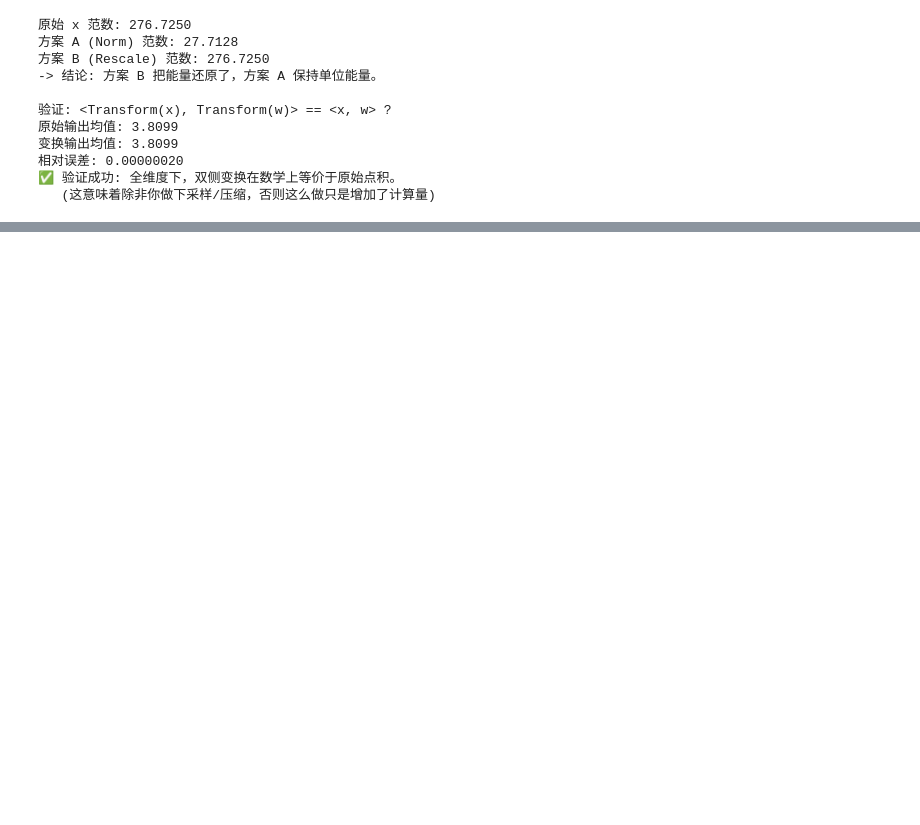
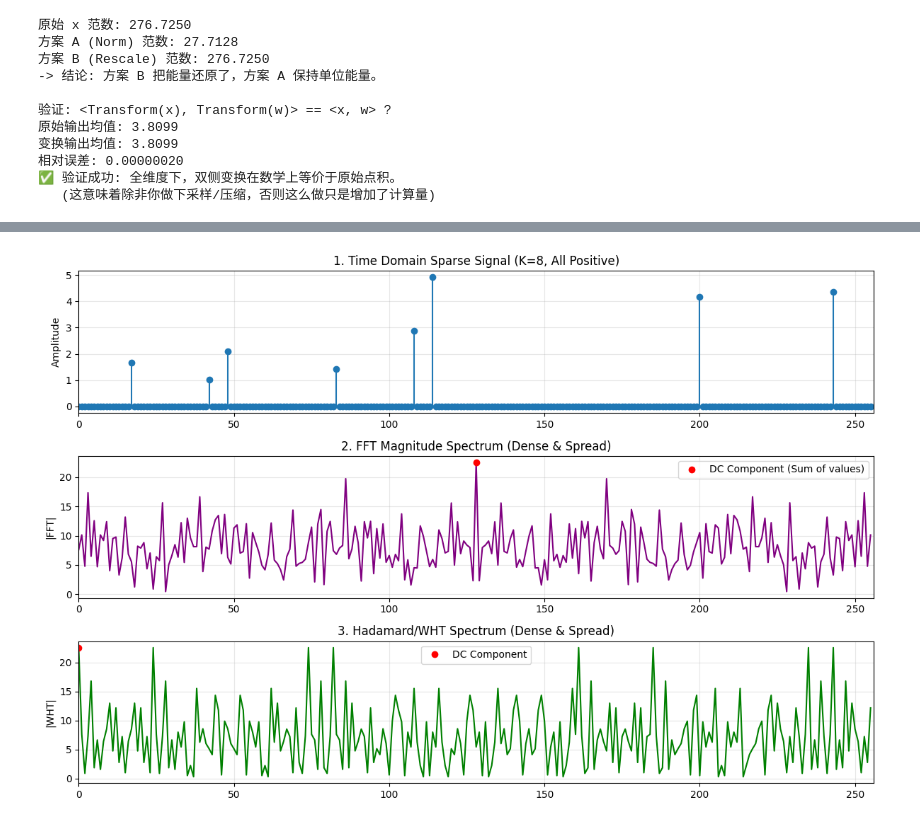
Before and after one commit to ququ-e240021/icml_project, a Jupyter notebook: notebooks/train_cifar.ipynb, the cells around one changed output, grey strips where cells are left out. Cells and saved outputs as stored; diff of their text form; code cells hidden in the pictures; blank space fills up the shorter version.

```diff
--- a/notebooks/train_cifar.ipynb
+++ b/notebooks/train_cifar.ipynb
@@ -491,0 +807,66 @@ if __name__ == '__main__':
+# %%
+import numpy as np
+import matplotlib.pyplot as plt
+from scipy.linalg import hadamard
+
+# 1. 设置参数
+N = 256  # 信号总长度 (必须是2的幂次方以便做Hadamard变换)
+K = 8    # 稀疏度 (只有8个非零点)
+
+# 2. 生成稀疏且为正的信号
+# 初始化全0
+x = np.zeros(N)
+# 随机选择K个位置
+indices = np.random.choice(N, K, replace=False)
+# 赋值为正数 (例如 1 到 5 之间的随机数)
+x[indices] = np.random.uniform(1, 5, K)
+
+# 3. 计算 FFT 频谱
+# 使用 fftshift 把 0 频率移到中心，方便观察
+x_fft = np.fft.fft(x)
+x_fft_mag = np.abs(np.fft.fftshift(x_fft))
+
+# 4. 计算 Hadamard (WHT) 频谱
+# 生成 Hadamard 矩阵
+H = hadamard(N)
+# 计算变换 (注意：标准的 WHT 可能没有归一化，这里我们只看形态)
+x_wht = np.dot(H, x)
+x_wht_mag = np.abs(x_wht)
+
+# 5. 绘图对比
+plt.figure(figsize=(12, 8))
+
+# 子图1: 原始稀疏信号
+plt.subplot(3, 1, 1)
+plt.stem(x, basefmt=" ")
+plt.title(f'1. Time Domain Sparse Signal (K={K}, All Positive)', fontsize=12)
+plt.grid(True, alpha=0.3)
+plt.xlim(0, N)
+plt.ylabel('Amplitude')
+
+# 子图2: FFT 幅度谱
+plt.subplot(3, 1, 2)
+# 标记出 DC 分量
+center_idx = N // 2
+plt.plot(x_fft_mag, color='purple')
+plt.plot(center_idx, x_fft_mag[center_idx], 'ro', label='DC Component (Sum of values)')
+plt.title('2. FFT Magnitude Spectrum (Dense & Spread)', fontsize=12)
+plt.legend()
+plt.grid(True, alpha=0.3)
+plt.xlim(0, N)
+plt.ylabel('|FFT|')
+
+# 子图3: Hadamard 频谱
+plt.subplot(3, 1, 3)
+plt.plot(x_wht_mag, color='green')
+plt.plot(0, x_wht_mag[0], 'ro', label='DC Component')
+plt.title('3. Hadamard/WHT Spectrum (Dense & Spread)', fontsize=12)
+plt.legend()
+plt.grid(True, alpha=0.3)
+plt.xlim(0, N)
+plt.ylabel('|WHT|')
+
+plt.tight_layout()
+plt.show()
+# %% [output]
+[figure, added]
```
Also changed, not shown: parts of 17 cells of this notebook, 4 other files.
